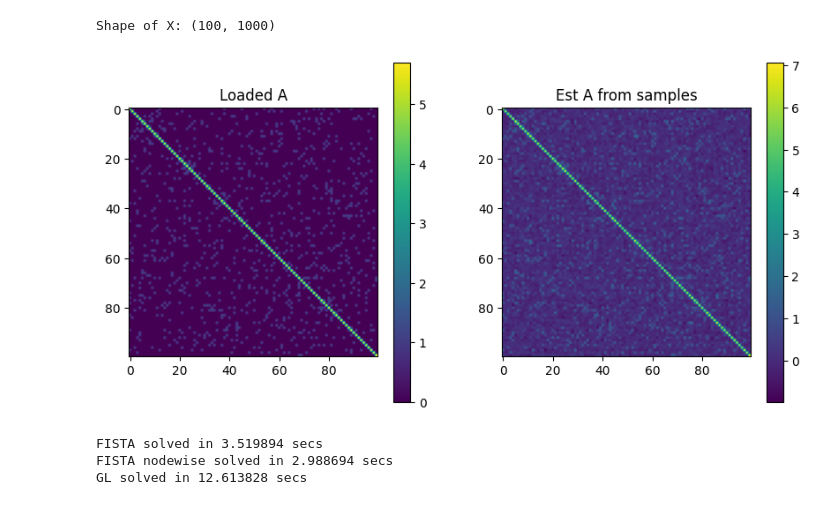
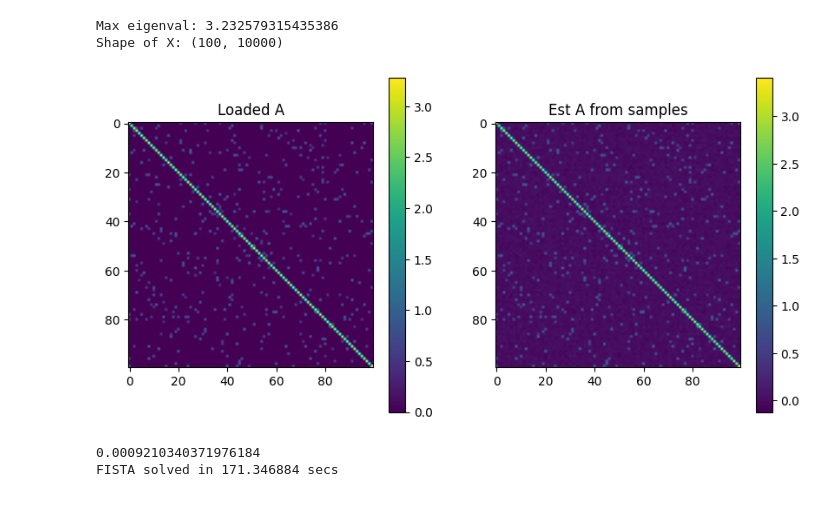
Before and after one commit to andreibuciulea/fair_GL, a Jupyter notebook: example_fast_algs.ipynb, the cells around one changed output. Drawn from its saved outputs; the diff is of its cells as text; code cells hidden in the pictures.

```diff
--- a/example_fast_algs.ipynb
+++ b/example_fast_algs.ipynb
@@ -24,49 +24,60 @@ def norm_fro_err(A_hat, A_true):
 # %%
 # Experiment parameters
 N = 100
-p = .1
-M = 1000
+mean_deg = 5
+p = mean_deg/(N-1)
+weighted_edges = True
+w_range = (.5, 1)
+group_prop = [.25, .75]
+M = 10000
 
 # Create Graph
 graph = nx.erdos_renyi_graph(N, p, directed=False)
 A = nx.to_numpy_array(graph)
+if weighted_edges:
+    weights = np.random.uniform(w_range[0], w_range[1], size=A.shape)
+    weights = np.tril(weights)
+    A = (weights + weights.T) * A
 
 # Precision matrix as loaded adjacency
 max_eigenval = np.abs(la.eigvalsh(A)[0])
+
+print('Max eigenval:', max_eigenval)
+
 # A_loaded = (max_eigenval + .01) * np.eye(N) + A
-A_loaded = (max_eigenval + .05) * np.eye(N) + A
+A_loaded = (max_eigenval + .1) * np.eye(N) + A
 assert np.all(la.eigvalsh(A_loaded) >= 0), 'Precision is not a PSD matrix'
 
 # Create GMRF signals
 mean = np.zeros(N)
 Cov = la.inv(A_loaded)
 X = np.random.multivariate_normal(mean, Cov, size=M).T
 Cov_hat = X @ X.T / M
 
 # Create 2 sensitive groups
-Z = np.zeros((2,N))
-Z[0, 0:int(N/2)] = 1
-Z[1, int(N/2):] = 1
+Z = utils.create_Z(N, group_prop)
 
 # Plot data
 fig, axes = plt.subplots(1, 2, figsize=(10, 5))
 im1 = axes[0].imshow(A_loaded)
 axes[0].set_title('Loaded A')
 fig.colorbar(im1, ax=axes[0])
 im2 = axes[1].imshow(la.inv(Cov_hat))
 axes[1].set_title('Est A from samples')
 fig.colorbar(im2, ax=axes[1])
 
 print('Shape of X:', X.shape)
 # %% [output]
-Shape of X: (100, 1000)
+Max eigenval: 3.232579315435386
+Shape of X: (100, 10000)
-[figure, old version]
+[figure, new version]
 # %%
-stepsize = .02
-epsilon = .5
-mu1 = np.log(N)/M * 10/5 #.01
-mu2 = .1
+stepsize = 5e-3
+epsilon = .1
+mu1 = np.log(N)/M * 2 #.01
+mu2 = 0  # .1
 
+print(mu1)
 
 #####   DP - FISTA estimate   #####
 bias_type = 'dp'
@@ -77,22 +88,21 @@ t_solved = time.time() - t_i
 print(f'FISTA solved in {t_solved:3f} secs')
 
 #####   Nodewise - FISTA estimate   #####
-bias_type = 'nodewise'
-t_i = time.time()
-A_fista_n, errs_A_fista_n = opt.FairGLASSO_fista(Cov_hat, mu1, stepsize, mu2, Z, bias_type, epsilon=epsilon,
-                                           iters=1000, EARLY_STOP=True, RETURN_ITERS=True)
-t_solved = time.time() - t_i
-print(f'FISTA nodewise solved in {t_solved:3f} secs')
+# bias_type = 'nodewise'
+# t_i = time.time()
+# A_fista_n, errs_A_fista_n = opt.FairGLASSO_fista(Cov_hat, mu1, stepsize, mu2, Z, bias_type, epsilon=epsilon,
+#                                                  iters=1000, EARLY_STOP=True, RETURN_ITERS=True)
+# t_solved = time.time() - t_i
+# print(f'FISTA nodewise solved in {t_solved:3f} secs')
 
 #####   Graphical Lasso estimate   #####
-t_i = time.time()
-_, A_gl = graphical_lasso(Cov_hat, alpha=mu1, max_iter=1000, tol=1e-6)
-t_solved = time.time() - t_i
-print(f'GL solved in {t_solved:3f} secs')
+# t_i = time.time()
+# _, A_gl = graphical_lasso(Cov_hat, alpha=mu1, max_iter=1000, tol=1e-6)
+# t_solved = time.time() - t_i
+# print(f'GL solved in {t_solved:3f} secs')
 # %% [output]
-FISTA solved in 3.519894 secs
-FISTA nodewise solved in 2.988694 secs
-GL solved in 12.613828 secs
+0.0009210340371976184
+FISTA solved in 171.346884 secs
 # %%
 err_naive = norm_fro_err(la.inv(Cov_hat), A_loaded) **2
 err_fista = norm_fro_err(A_fista, A_loaded) **2
```
Also changed, not shown: parts of 1 cell of this notebook, 3 other files.
